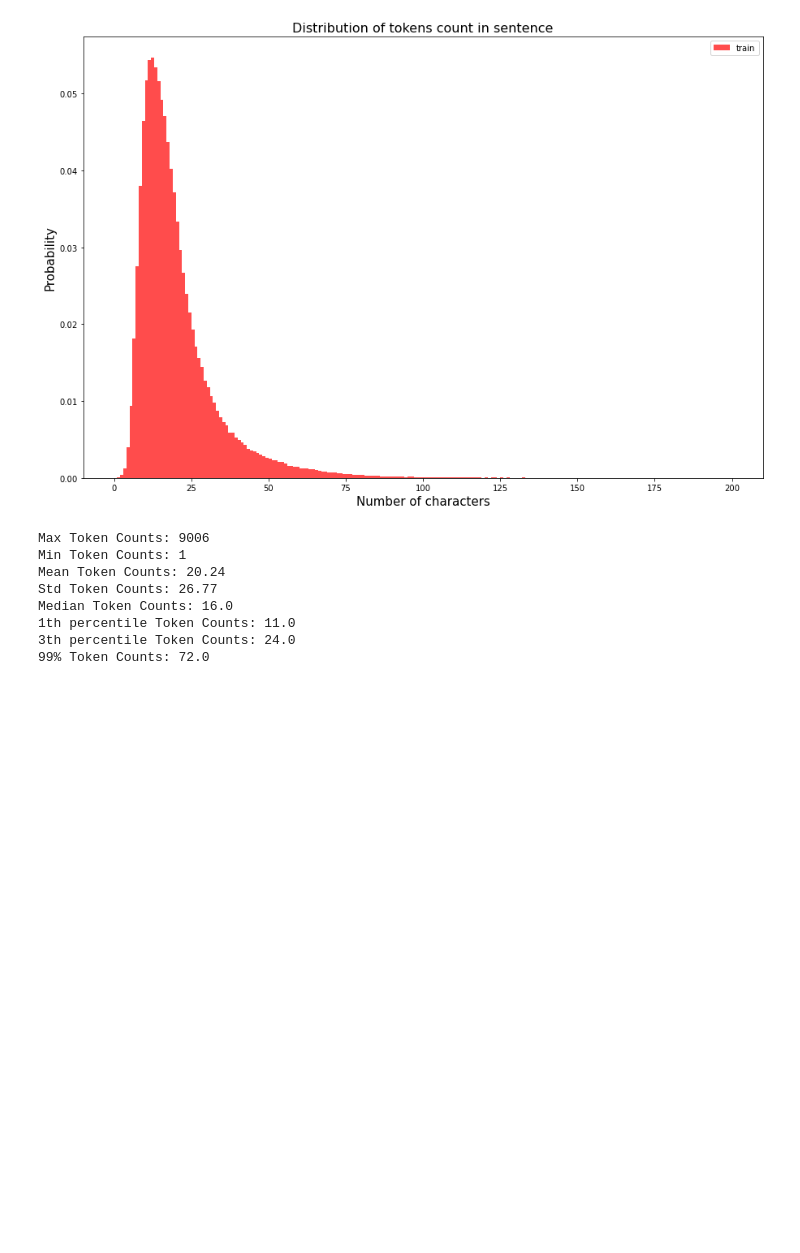
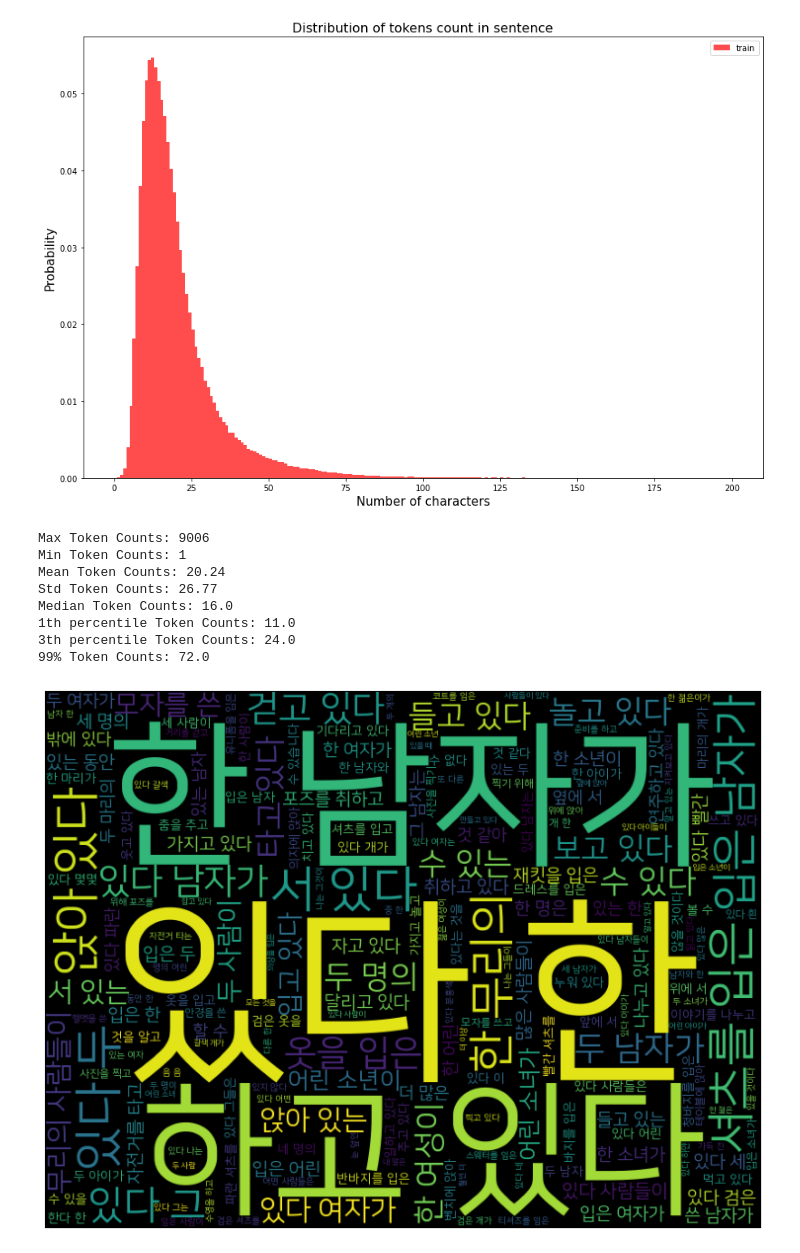
Before and after one commit to hectic97/Huggingface-Transformer-BERT-GPT, a Jupyter notebook: bert-natural-language-inference-kornli.ipynb, the cells around one changed output. Drawn from its saved outputs; the diff is of its cells as text; code cells hidden in the pictures; blank space fills up the shorter version.

```diff
--- a/bert-natural-language-inference-kornli.ipynb
+++ b/bert-natural-language-inference-kornli.ipynb
@@ -172,0 +172,10 @@ from wordcloud import WordCloud
+# %%
+from wordcloud import WordCloud
+font_dir = '../input/nanum34'
+wc = WordCloud(font_path = os.path.join(font_dir,'NanumSquareR.ttf'), width=800, height=600).generate(' '.join(train_set.astype(str)))
+plt.figure(figsize=(15,10))
+plt.imshow(wc)
+plt.axis('off')
+plt.show()
+# %% [output]
+[figure, added]
```
Also changed, not shown: parts of 13 cells of this notebook.
